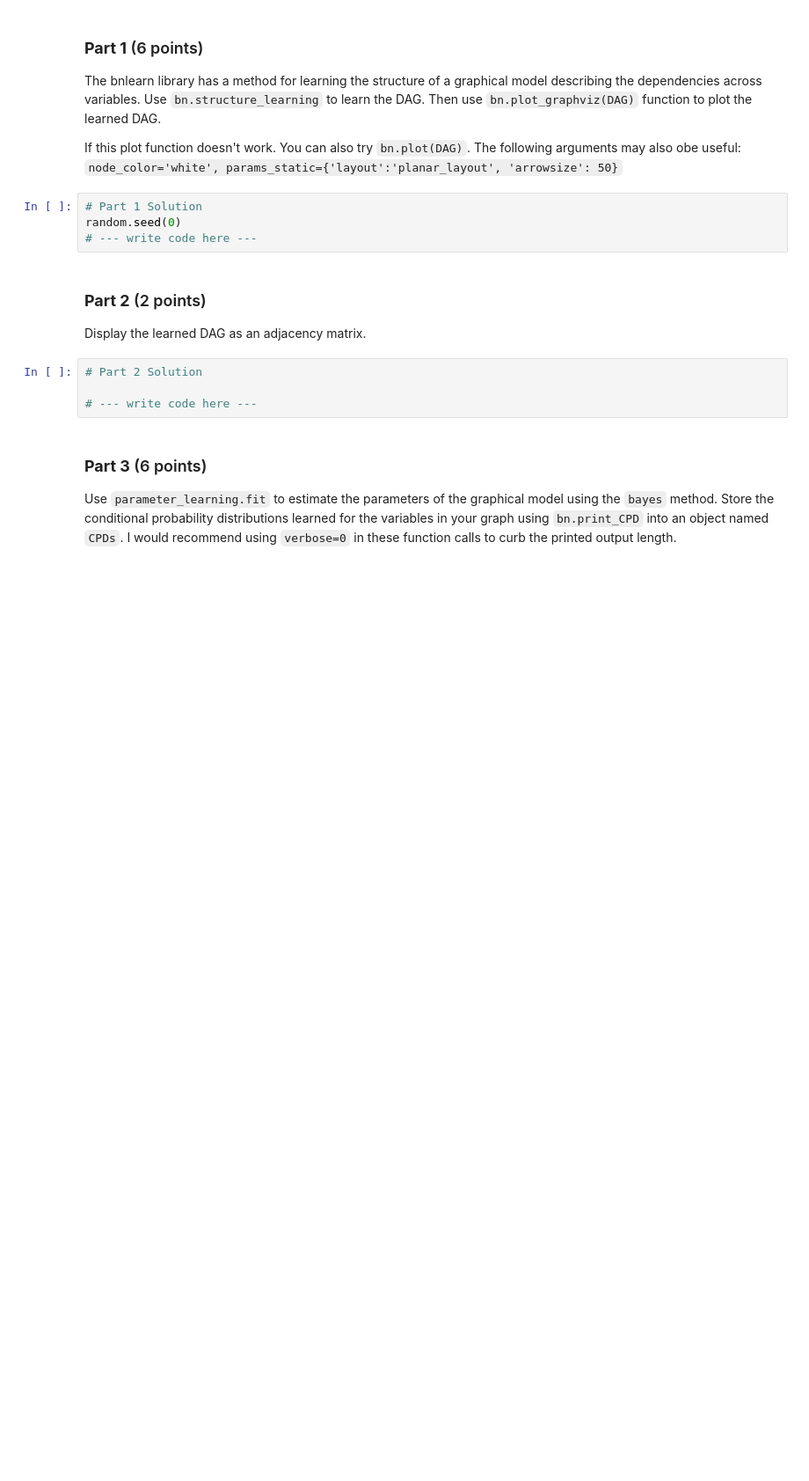
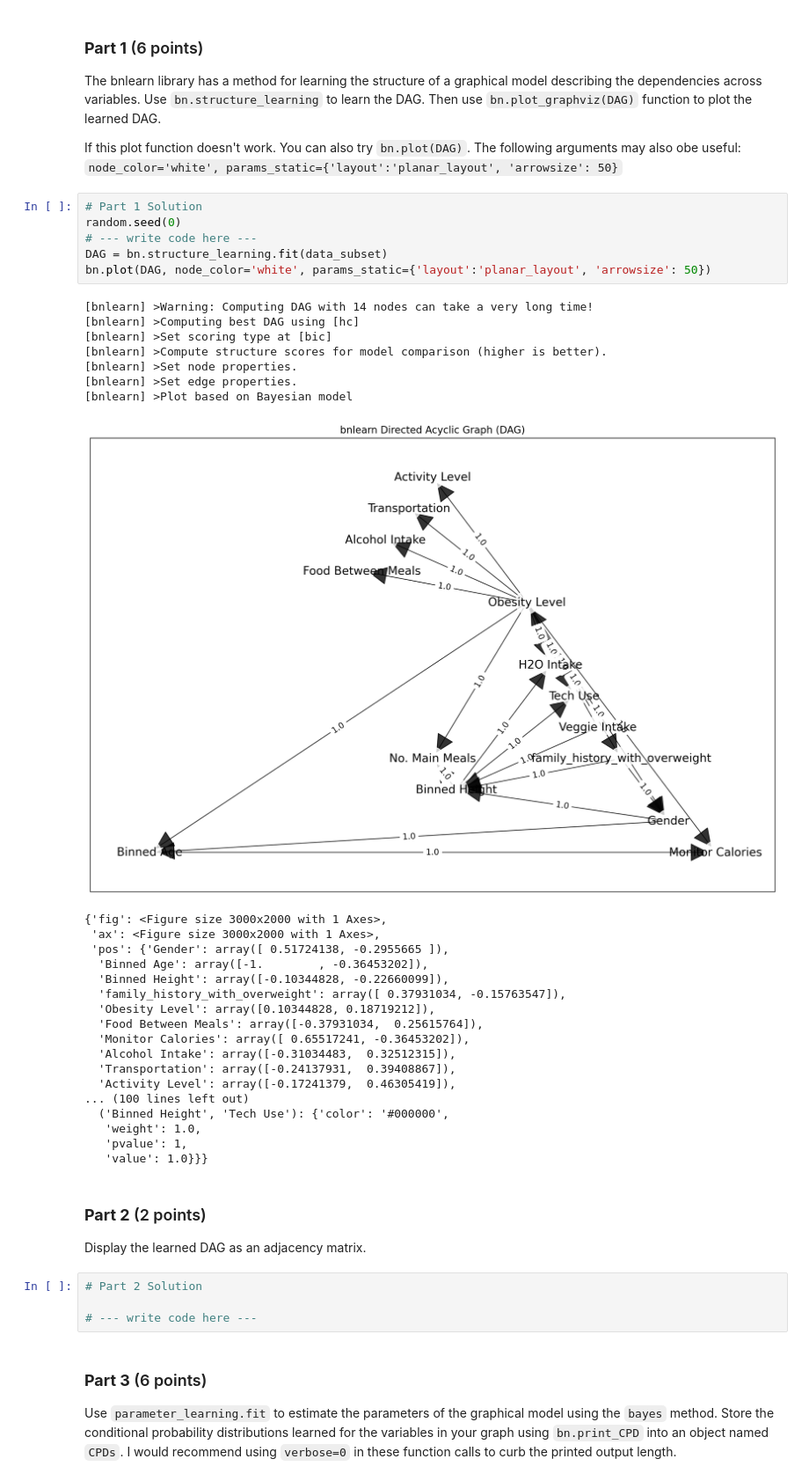
Before and after one commit to SriramKoukuntla/Assignment3_studentAgain, a Jupyter notebook: HW03.ipynb, the cells around one changed output. Shown at 88% size. Saved outputs shown, nothing was run; the diff lists cells and outputs as text; blank space fills up the shorter version.

```diff
--- a/HW03.ipynb
+++ b/HW03.ipynb
@@ -219,7 +249,35 @@ If this plot function doesn't work. You can also try `bn.plot(DAG)`. The followi
 # %%
 # Part 1 Solution
 random.seed(0)
 # --- write code here ---
+DAG = bn.structure_learning.fit(data_subset)
+bn.plot(DAG, node_color='white', params_static={'layout':'planar_layout', 'arrowsize': 50})
+# %% [output]
+[bnlearn] >Warning: Computing DAG with 14 nodes can take a very long time!
+[bnlearn] >Computing best DAG using [hc]
+[bnlearn] >Set scoring type at [bic]
+[bnlearn] >Compute structure scores for model comparison (higher is better).
+[bnlearn] >Set node properties.
+[bnlearn] >Set edge properties.
+[bnlearn] >Plot based on Bayesian model
+[figure, added]
+{'fig': <Figure size 3000x2000 with 1 Axes>,
+ 'ax': <Figure size 3000x2000 with 1 Axes>,
+ 'pos': {'Gender': array([ 0.51724138, -0.2955665 ]),
+  'Binned Age': array([-1.        , -0.36453202]),
+  'Binned Height': array([-0.10344828, -0.22660099]),
+  'family_history_with_overweight': array([ 0.37931034, -0.15763547]),
+  'Obesity Level': array([0.10344828, 0.18719212]),
+  'Food Between Meals': array([-0.37931034,  0.25615764]),
+  'Monitor Calories': array([ 0.65517241, -0.36453202]),
+  'Alcohol Intake': array([-0.31034483,  0.32512315]),
+  'Transportation': array([-0.24137931,  0.39408867]),
+  'Activity Level': array([-0.17241379,  0.46305419]),
+... (100 lines left out)
+  ('Binned Height', 'Tech Use'): {'color': '#000000',
+   'weight': 1.0,
+   'pvalue': 1,
+   'value': 1.0}}}
 # %% [markdown]
 ### **Part 2** (2 points)
 
```
Also changed, not shown: parts of 2 cells of this notebook.
